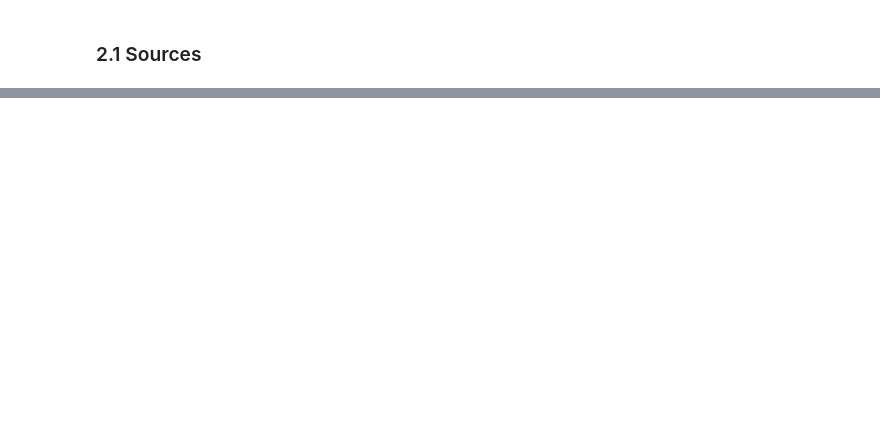
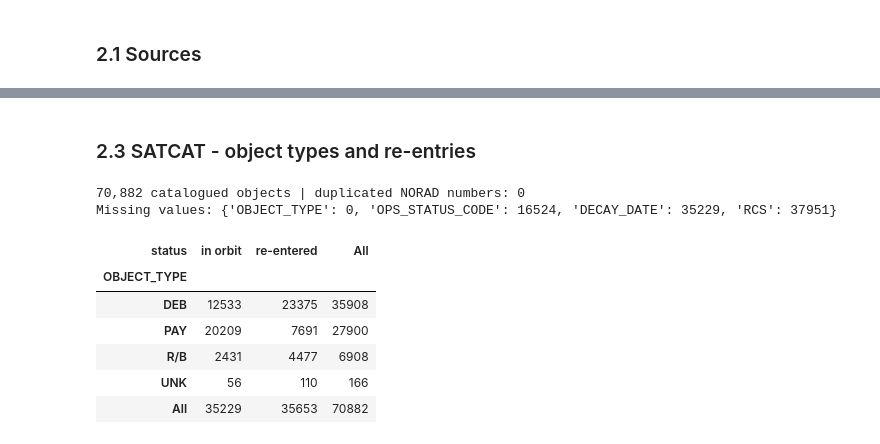
Before and after one commit to sba26106-bit/strategic-think-ca1, a Jupyter notebook: CA2_DP_EDA.ipynb, the cells around one changed output, grey strips where cells are left out. Saved outputs shown, nothing was run; the diff lists cells and outputs as text; code cells hidden in the pictures; blank space fills up the shorter version.

```diff
--- a/CA2_DP_EDA.ipynb
+++ b/CA2_DP_EDA.ipynb
@@ -68,0 +145,19 @@ The NOAA forecast, DISCOSweb and GCAT are not used in this phase. They are plann
+# %% [markdown]
+### 2.3 SATCAT - object types and re-entries
+# %%
+satcat = pd.read_csv(SATCAT_FILE, parse_dates=["LAUNCH_DATE", "DECAY_DATE"])
+satcat["status"] = np.where(satcat["DECAY_DATE"].notna(), "re-entered", "in orbit")
+
+print(f"{len(satcat):,} catalogued objects | duplicated NORAD numbers: {satcat['NORAD_CAT_ID'].duplicated().sum()}")
+print(f"Missing values: {satcat[['OBJECT_TYPE', 'OPS_STATUS_CODE', 'DECAY_DATE', 'RCS']].isna().sum().to_dict()}")
+pd.crosstab(satcat["OBJECT_TYPE"], satcat["status"], margins=True)
+# %% [output]
+70,882 catalogued objects | duplicated NORAD numbers: 0
+Missing values: {'OBJECT_TYPE': 0, 'OPS_STATUS_CODE': 16524, 'DECAY_DATE': 35229, 'RCS': 37951}
+| status | in orbit | re-entered | All |
+| OBJECT_TYPE |  |  |  |
+| DEB | 12533 | 23375 | 35908 |
+| PAY | 20209 | 7691 | 27900 |
+| R/B | 2431 | 4477 | 6908 |
+| UNK | 56 | 110 | 166 |
+| All | 35229 | 35653 | 70882 |
```
Also changed, not shown: parts of 6 cells of this notebook.
